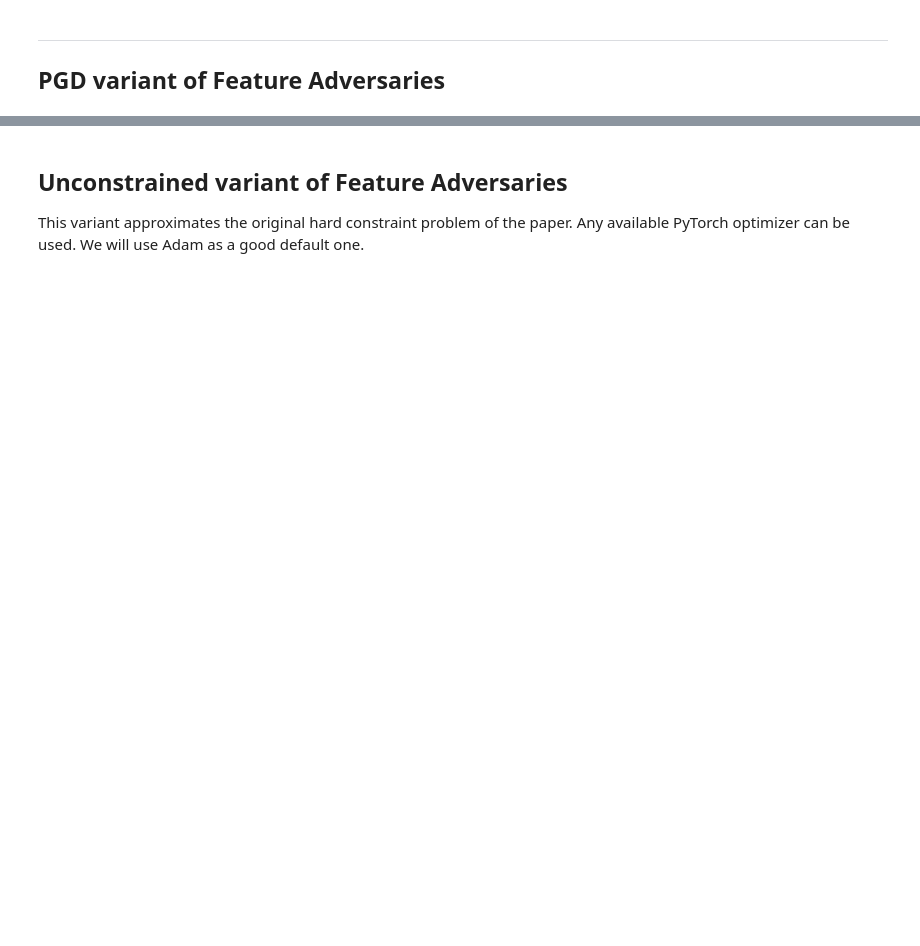
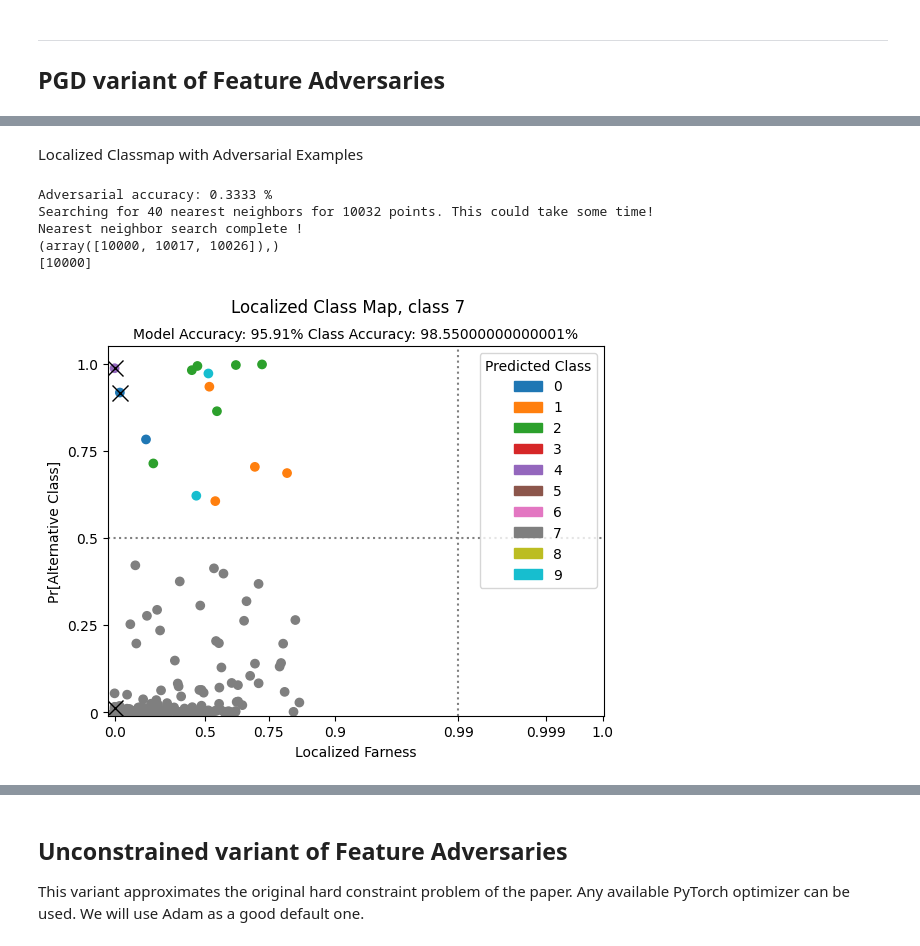
Before and after one commit to nurakawa/localized-classmap, a Jupyter notebook: attack_feature_adversaries_pytorch.ipynb, the cells around one changed output, grey strips where cells are left out. Saved outputs shown, nothing was run; the diff lists cells and outputs as text; code cells hidden in the pictures; blank space fills up the shorter version.

```diff
--- a/attack_feature_adversaries_pytorch.ipynb
+++ b/attack_feature_adversaries_pytorch.ipynb
@@ -74,20 +87,22 @@ guide = x_test[100:200][valid][:32]
 attack = FeatureAdversariesPyTorch(
     classifier,
     layer=7,
-    delta=35/255,
+    delta=35/255, #35/255
     optimizer=None,
     step_size=1/255,
     max_iter=100,
 )
-x_test_adv = attack.generate(source, guide)
+x_adv = attack.generate(source, guide)
 
 # Step 7: Evaluate the ART classifier on adversarial test examples
 
-predictions = classifier.predict(x_test_adv)
-accuracy = np.sum(np.argmax(predictions, axis=1) == np.argmax(y_test[:100][valid][:32], axis=1)) / len(y_test[:100][valid][:32])
+predictions = classifier.predict(x_adv)
+y_adv = y_test[:100][valid][:32]
+
+accuracy = np.sum(np.argmax(predictions, axis=1) == np.argmax(y_adv, axis=1)) / len(y_adv)
 
 dim = tuple(range(1, len(source.shape)))
-pert = np.mean(np.amax(np.abs(source - x_test_adv), axis=dim))
+pert = np.mean(np.amax(np.abs(source - x_adv), axis=dim))
 print("Accuracy on adversarial test batch: {}%".format(accuracy * 100))
 print("Average perturbation: {}%".format(pert))
 # %% [output]
@@ -133,0 +153,25 @@ plt.imshow(x_test_adv[10,...].squeeze())
+# %% [markdown]
+Localized Classmap with Adversarial Examples
+# %%
+# source localized classmap
+exec(open('localized_classmap.py').read())
+
+# Model Explanation
+
+plotExplanationsAdversarial(
+    model=classifier,
+    X=x_test,
+    y=np.argmax(y_test, axis=1),
+    X_adv = x_adv,
+    y_adv = np.argmax(y_adv, axis=1),
+    k=40,
+    cl=7,
+    annotate=True,
+    pytorch=True)
+# %% [output]
+Adversarial accuracy: 0.3333 %
+Searching for 40 nearest neighbors for 10032 points. This could take some time!
+Nearest neighbor search complete !
+(array([10000, 10017, 10026]),)
+[10000]
+[figure, added]
```
Also changed, not shown: parts of 28 cells of this notebook, 3 other files.
